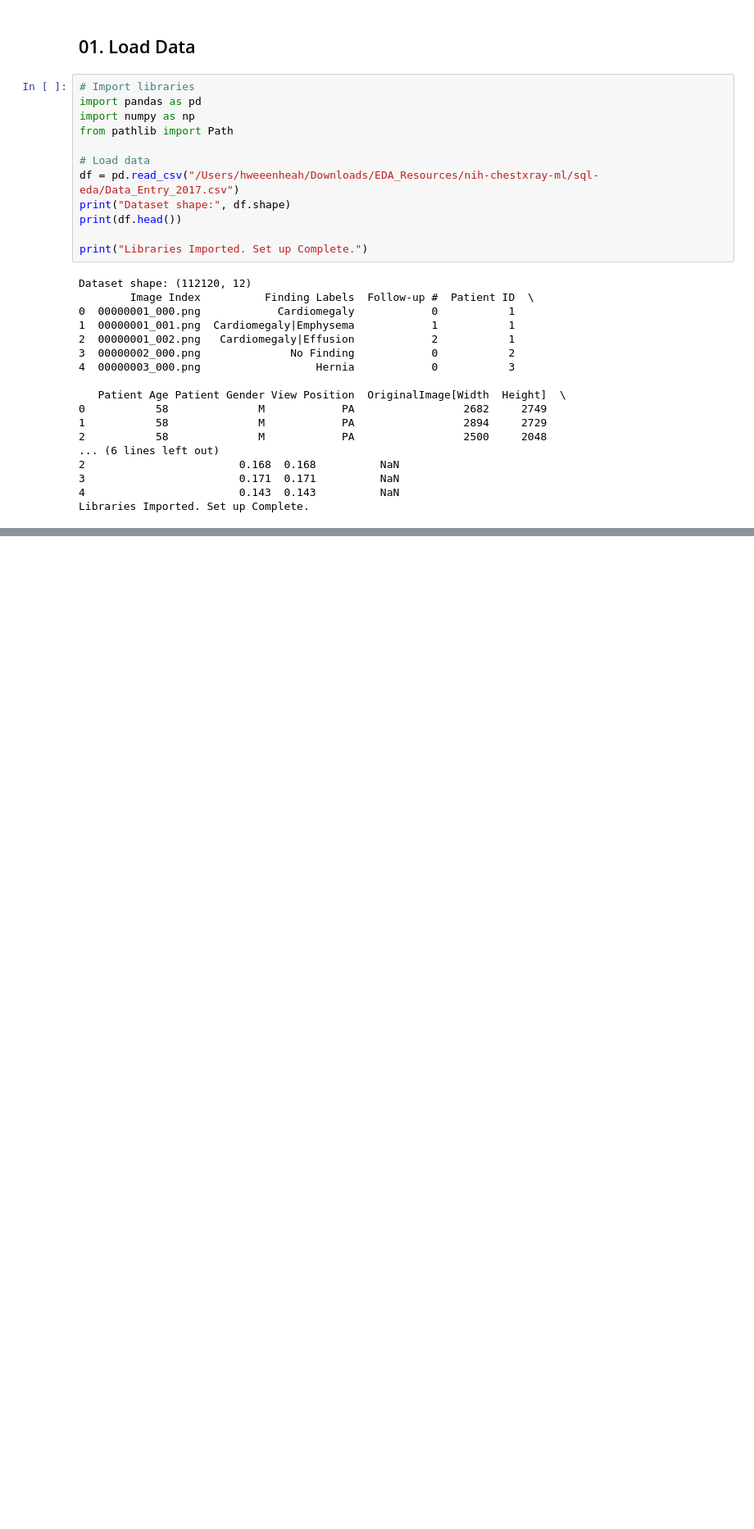
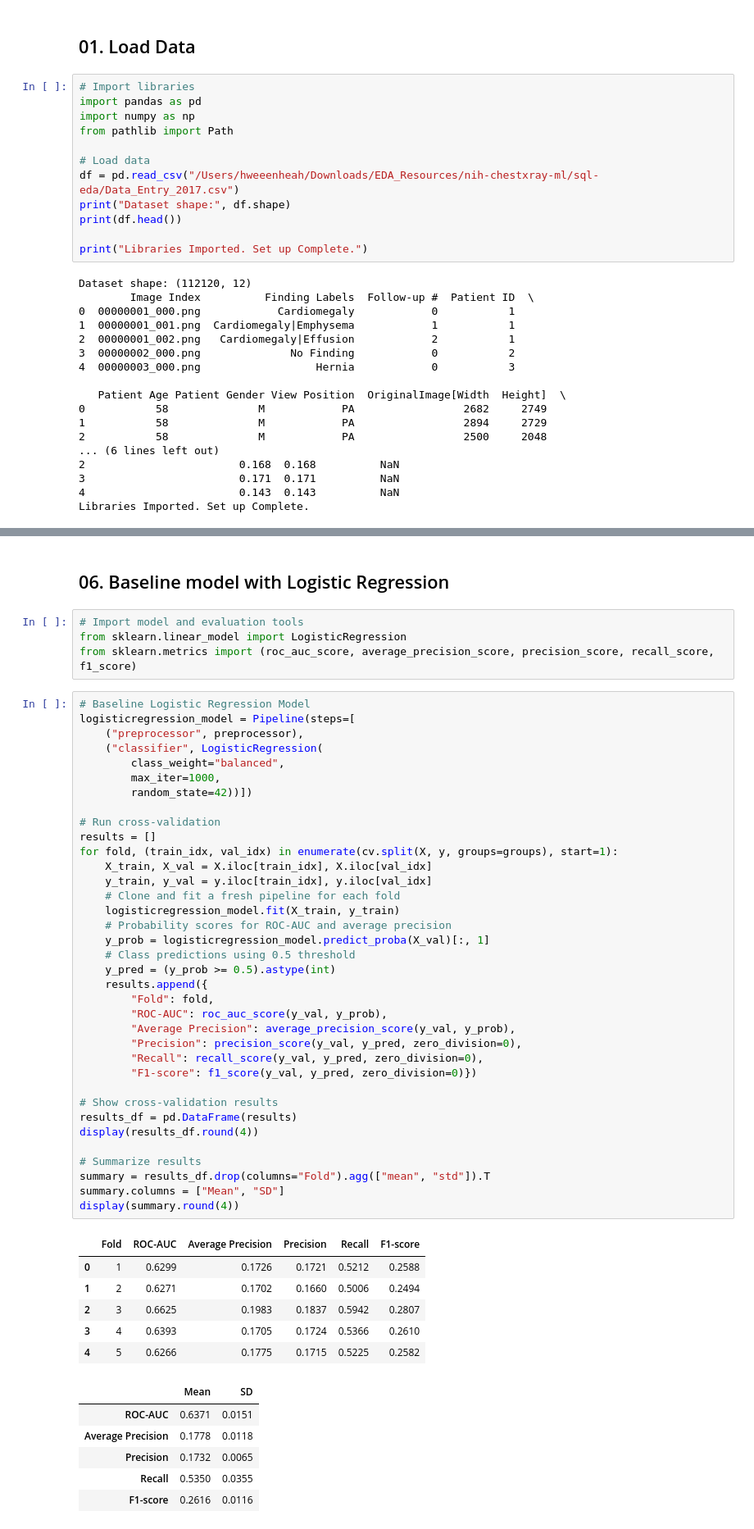
Before and after one commit to hweeenh/nih-chestxray-ml, a Jupyter notebook: tabular-baseline/nih_cxr_tabular_baseline.ipynb, the cells around one changed output, grey strips where cells are left out. Shown at 82% size. Cells and saved outputs as stored; diff of their text form; blank space fills up the shorter version.

Commit message:
tabular baseline metadata only done

```diff
--- a/tabular-baseline/nih_cxr_tabular_baseline.ipynb
+++ b/tabular-baseline/nih_cxr_tabular_baseline.ipynb
@@ -75,0 +173,55 @@ Name: count, dtype: int64
+# %% [markdown]
+## 06. Baseline model with Logistic Regression
+# %%
+# Import model and evaluation tools
+from sklearn.linear_model import LogisticRegression
+from sklearn.metrics import (roc_auc_score, average_precision_score, precision_score, recall_score, f1_score)
+# %%
+# Baseline Logistic Regression Model
+logisticregression_model = Pipeline(steps=[
+    ("preprocessor", preprocessor),
+    ("classifier", LogisticRegression(
+        class_weight="balanced",
+        max_iter=1000,
+        random_state=42))])
+
+# Run cross-validation
+results = []
+for fold, (train_idx, val_idx) in enumerate(cv.split(X, y, groups=groups), start=1):
+    X_train, X_val = X.iloc[train_idx], X.iloc[val_idx]
+    y_train, y_val = y.iloc[train_idx], y.iloc[val_idx]
+    # Clone and fit a fresh pipeline for each fold
+    logisticregression_model.fit(X_train, y_train)
+    # Probability scores for ROC-AUC and average precision
+    y_prob = logisticregression_model.predict_proba(X_val)[:, 1]
+    # Class predictions using 0.5 threshold
+    y_pred = (y_prob >= 0.5).astype(int)
+    results.append({
+        "Fold": fold,
+        "ROC-AUC": roc_auc_score(y_val, y_prob),
+        "Average Precision": average_precision_score(y_val, y_prob),
+        "Precision": precision_score(y_val, y_pred, zero_division=0),
+        "Recall": recall_score(y_val, y_pred, zero_division=0),
+        "F1-score": f1_score(y_val, y_pred, zero_division=0)})
+
+# Show cross-validation results
+results_df = pd.DataFrame(results)
+display(results_df.round(4))
+
+# Summarize results
+summary = results_df.drop(columns="Fold").agg(["mean", "std"]).T
+summary.columns = ["Mean", "SD"]
+display(summary.round(4))
+# %% [output]
+|  | Fold | ROC-AUC | Average Precision | Precision | Recall | F1-score |
+| 0 | 1 | 0.6299 | 0.1726 | 0.1721 | 0.5212 | 0.2588 |
+| 1 | 2 | 0.6271 | 0.1702 | 0.1660 | 0.5006 | 0.2494 |
+| 2 | 3 | 0.6625 | 0.1983 | 0.1837 | 0.5942 | 0.2807 |
+| 3 | 4 | 0.6393 | 0.1705 | 0.1724 | 0.5366 | 0.2610 |
+| 4 | 5 | 0.6266 | 0.1775 | 0.1715 | 0.5225 | 0.2582 |
+|  | Mean | SD |
+| ROC-AUC | 0.6371 | 0.0151 |
+| Average Precision | 0.1778 | 0.0118 |
+| Precision | 0.1732 | 0.0065 |
+| Recall | 0.5350 | 0.0355 |
+| F1-score | 0.2616 | 0.0116 |
```
Also changed, not shown: parts of 23 cells of this notebook.
